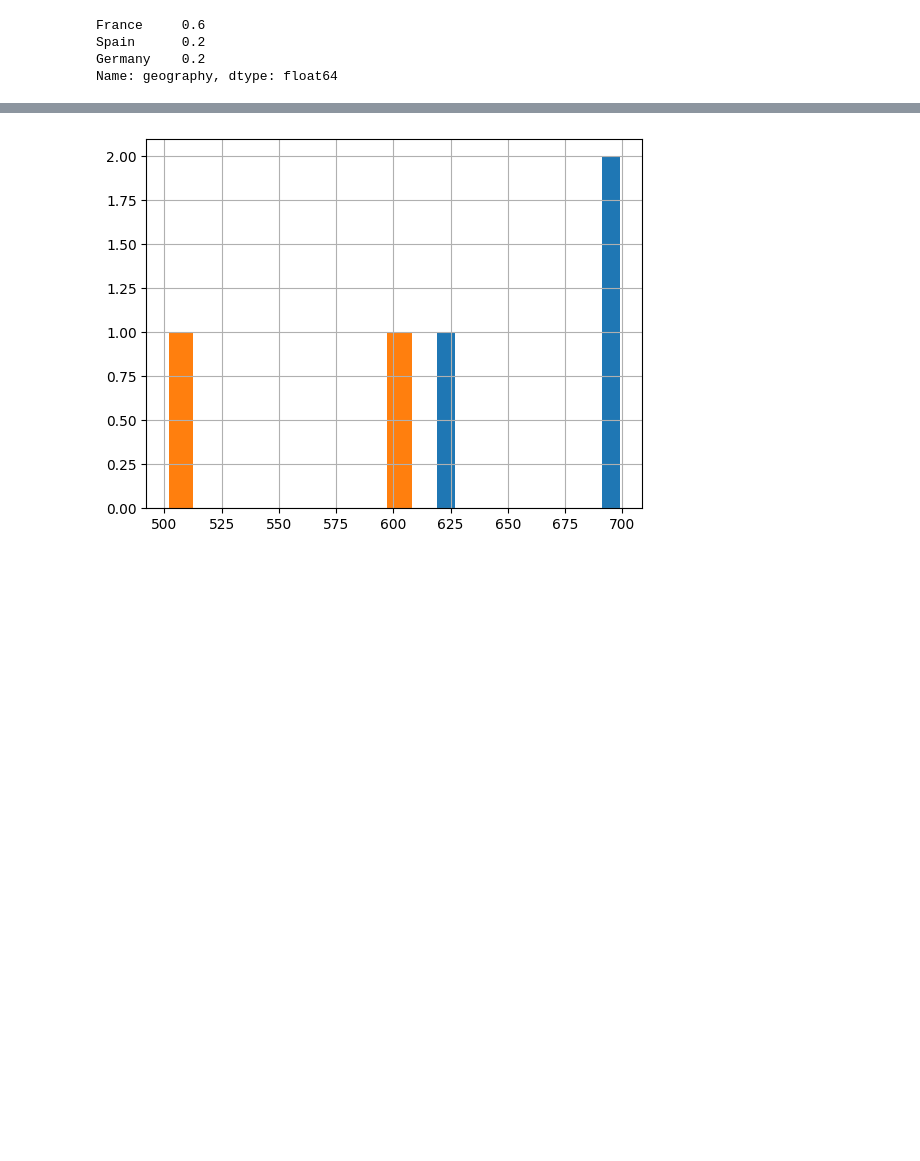
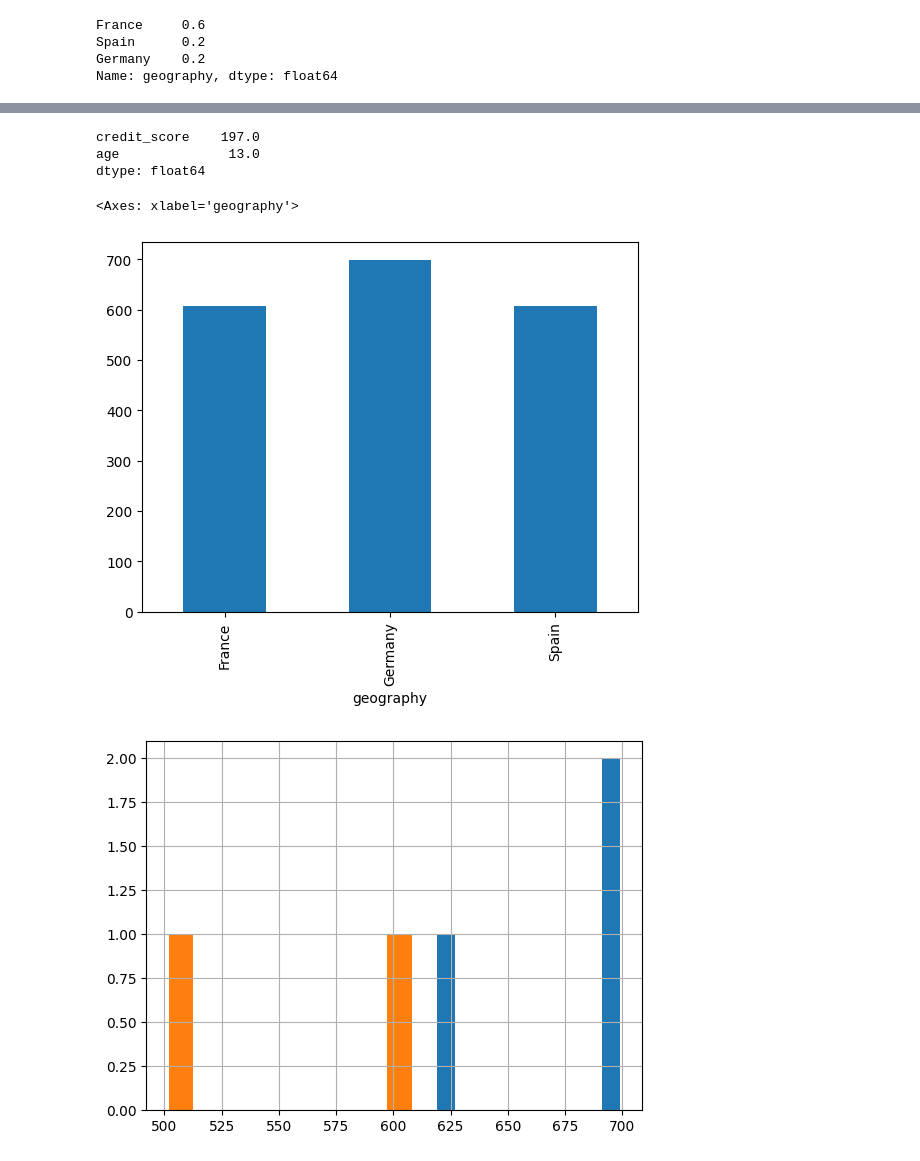
Before and after one commit to TheresaZhu21/learning, a Jupyter notebook: pandas_casual_practice.ipynb, the cells around one changed output, grey strips where cells are left out. Saved outputs shown, nothing was run; the diff lists cells and outputs as text; code cells hidden in the pictures; blank space fills up the shorter version.

```diff
--- a/pandas_casual_practice.ipynb
+++ b/pandas_casual_practice.ipynb
@@ -56,3 +56,16 @@ Name: credit_score, dtype: int64
+# %%
+def range(column):
+  return column.max() - column.min()
+df[['credit_score', 'age']].agg(range)
+# %% [output]
+credit_score    197.0
+age              13.0
+dtype: float64
+# %%
+df.groupby("geography")["credit_score"].mean().plot(kind = "bar")
+# %% [output]
+<Axes: xlabel='geography'>
+[figure, added]
 # %%
 df[df["exited"]==True]["credit_score"].hist()
 df[df["exited"]==False]["credit_score"].hist()
```
Also changed, not shown: parts of 3 cells of this notebook.
